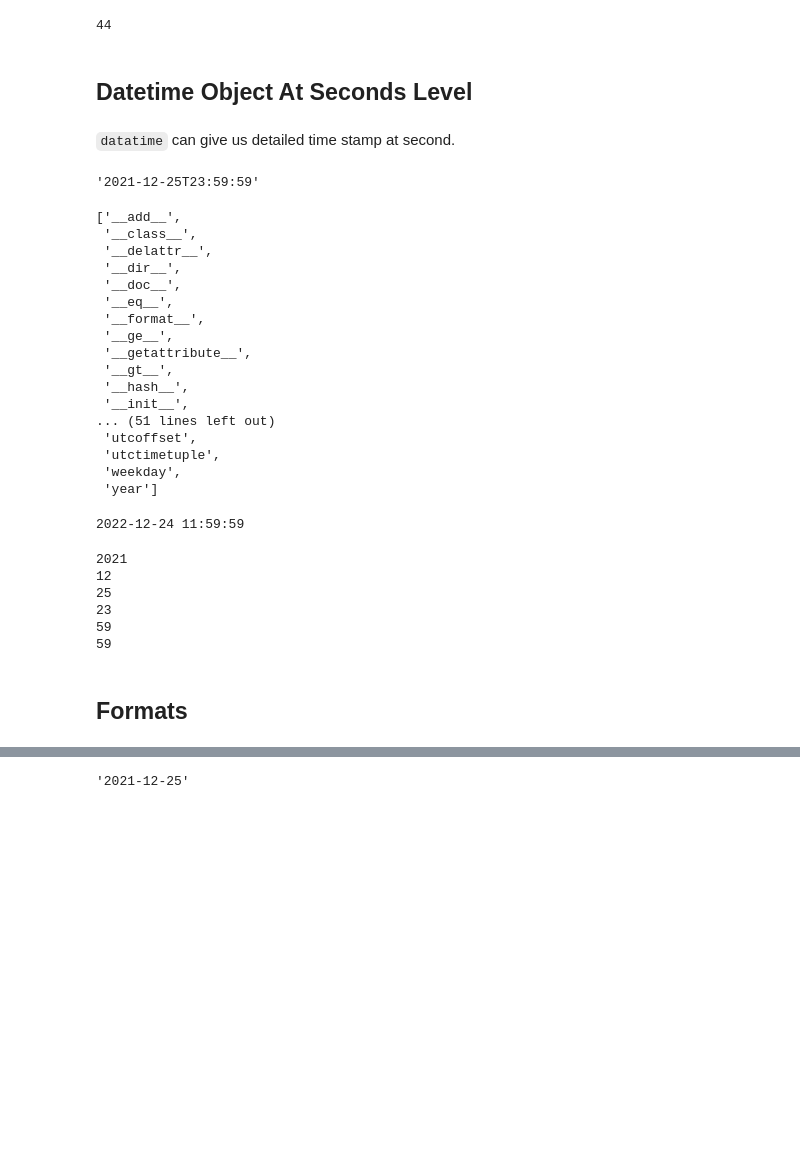
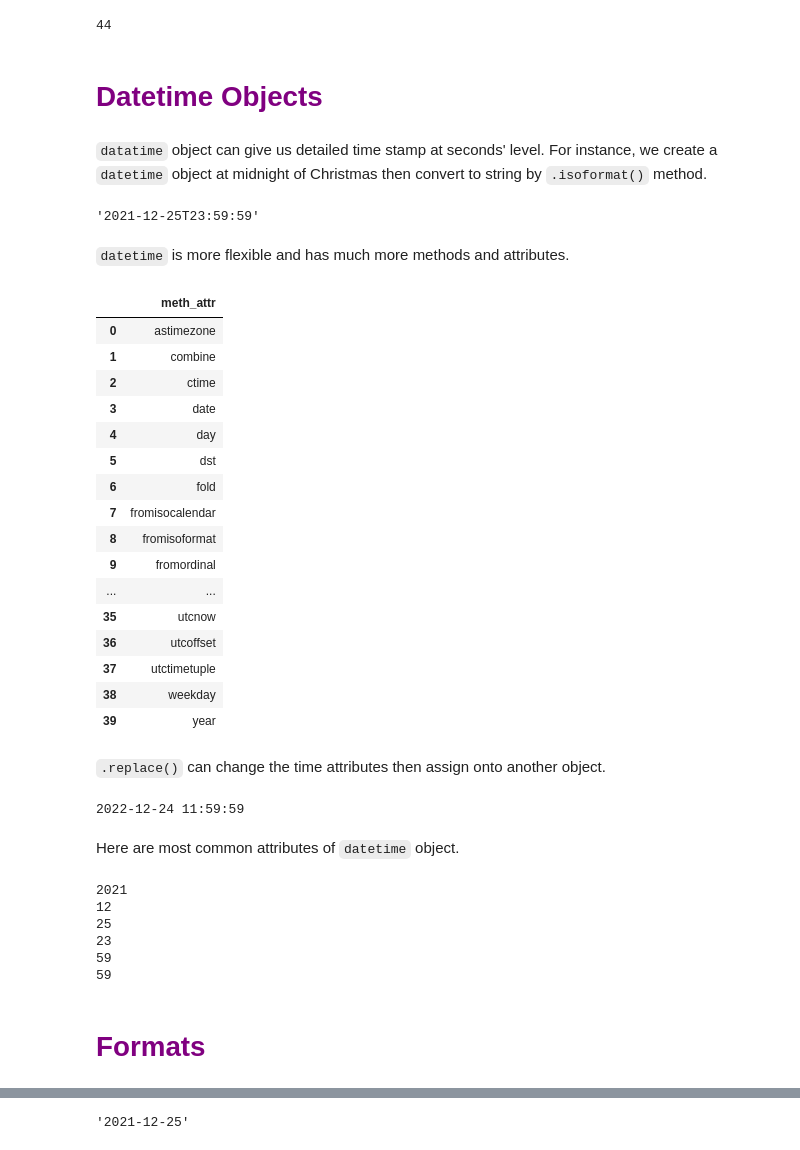
Before and after one commit to weijie-chen/Time-Series-and-Financial-Engineering-With-Python, a Jupyter notebook: Chapter 0 - Dates And Time In Python.ipynb, the cells around one changed output, grey strips where cells are left out. Saved outputs shown, nothing was run; the diff lists cells and outputs as text; code cells hidden in the pictures; blank space fills up the shorter version.

````diff
--- a/Chapter 0 - Dates And Time In Python.ipynb
+++ b/Chapter 0 - Dates And Time In Python.ipynb
@@ -93,39 +112,45 @@ date_delta.days
 # %% [output]
 44
 # %% [markdown]
-## Datetime Object At Seconds Level
+# <font face="gotham" color="purple"> Datetime Objects</font>
 # %% [markdown]
-```datatime``` can give us detailed time stamp at second.
+```datatime``` object can give us detailed time stamp at seconds' level. For instance, we create a ```datetime``` object at midnight of Christmas then convert to string by ```.isoformat()``` method.
 # %%
 christmas_2021_midnight = dt.datetime(2021, 12, 25, 23, 59, 59)
 christmas_2021_midnight.isoformat()
 # %% [output]
 '2021-12-25T23:59:59'
+# %% [markdown]
+```datetime``` is more flexible and has much more methods and attributes.
 # %%
-dir(christmas_2021_midnight)
+filter_dunder(christmas_2021_midnight)
 # %% [output]
-['__add__',
- '__class__',
- '__delattr__',
- '__dir__',
- '__doc__',
- '__eq__',
- '__format__',
- '__ge__',
- '__getattribute__',
- '__gt__',
- '__hash__',
- '__init__',
-... (51 lines left out)
- 'utcoffset',
- 'utctimetuple',
- 'weekday',
- 'year']
+|  | meth_attr |
+| 0 | astimezone |
+| 1 | combine |
+| 2 | ctime |
+| 3 | date |
+| 4 | day |
+| 5 | dst |
+| 6 | fold |
+| 7 | fromisocalendar |
+| 8 | fromisoformat |
+| 9 | fromordinal |
+| ... | ... |
+| 35 | utcnow |
+| 36 | utcoffset |
+| 37 | utctimetuple |
+| 38 | weekday |
+| 39 | year |
+# %% [markdown]
+```.replace()``` can change the time attributes then assign onto another object.
 # %%
 christmas_eve_2022_noon = christmas_2021_midnight.replace(year=2022, month=12, day=24, hour=11, minute=59, second=59)
 print(christmas_eve_2022_noon)
 # %% [output]
 2022-12-24 11:59:59
+# %% [markdown]
+Here are most common attributes of ```datetime``` object.
 # %%
 print(christmas_2021_midnight.year)
 print(christmas_2021_midnight.month)
@@ -141,5 +166,5 @@ print(christmas_2021_midnight.second)
 59
 59
 # %% [markdown]
-## Formats
+# <font face="gotham" color="purple"> Formats</font>
 # %% [markdown]
````
Also changed, not shown: parts of 40 cells of this notebook.
